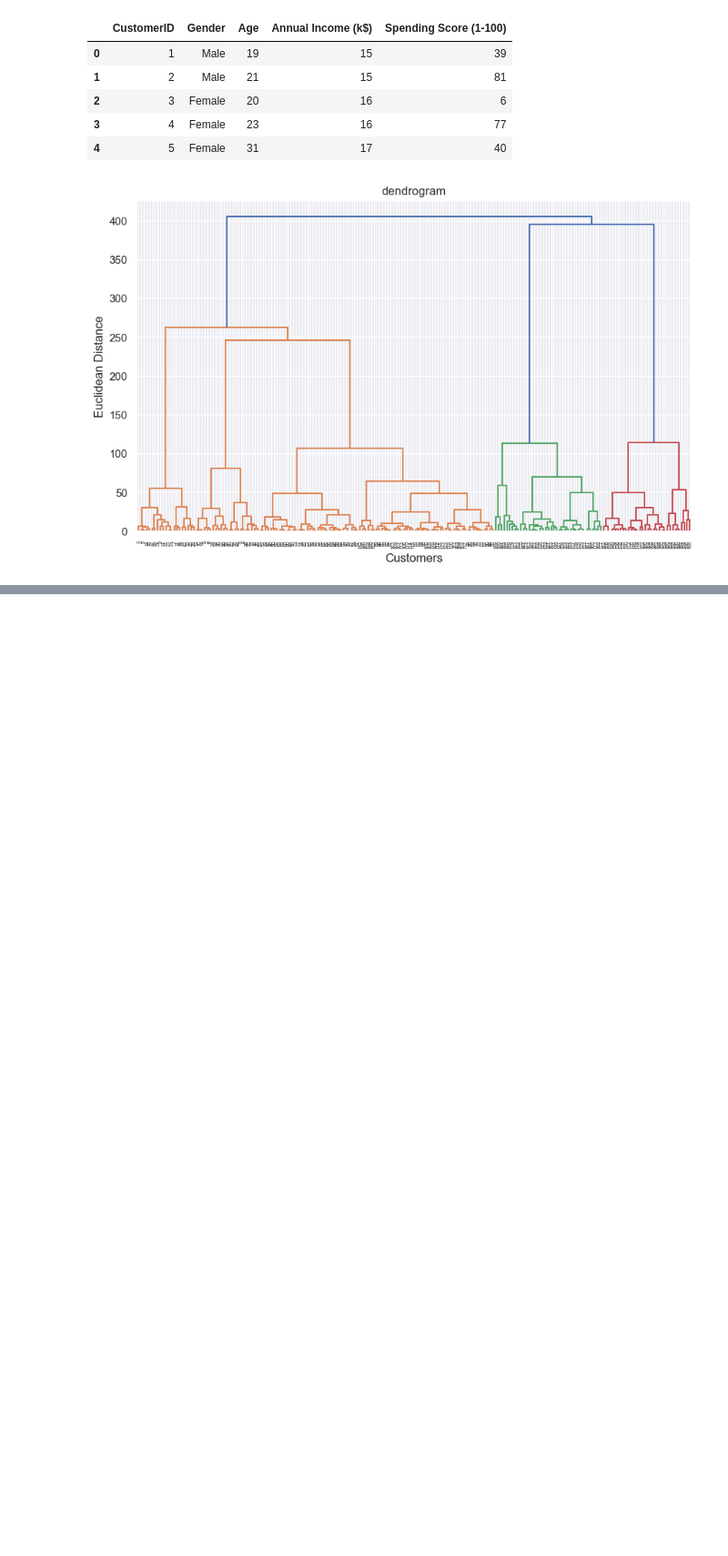
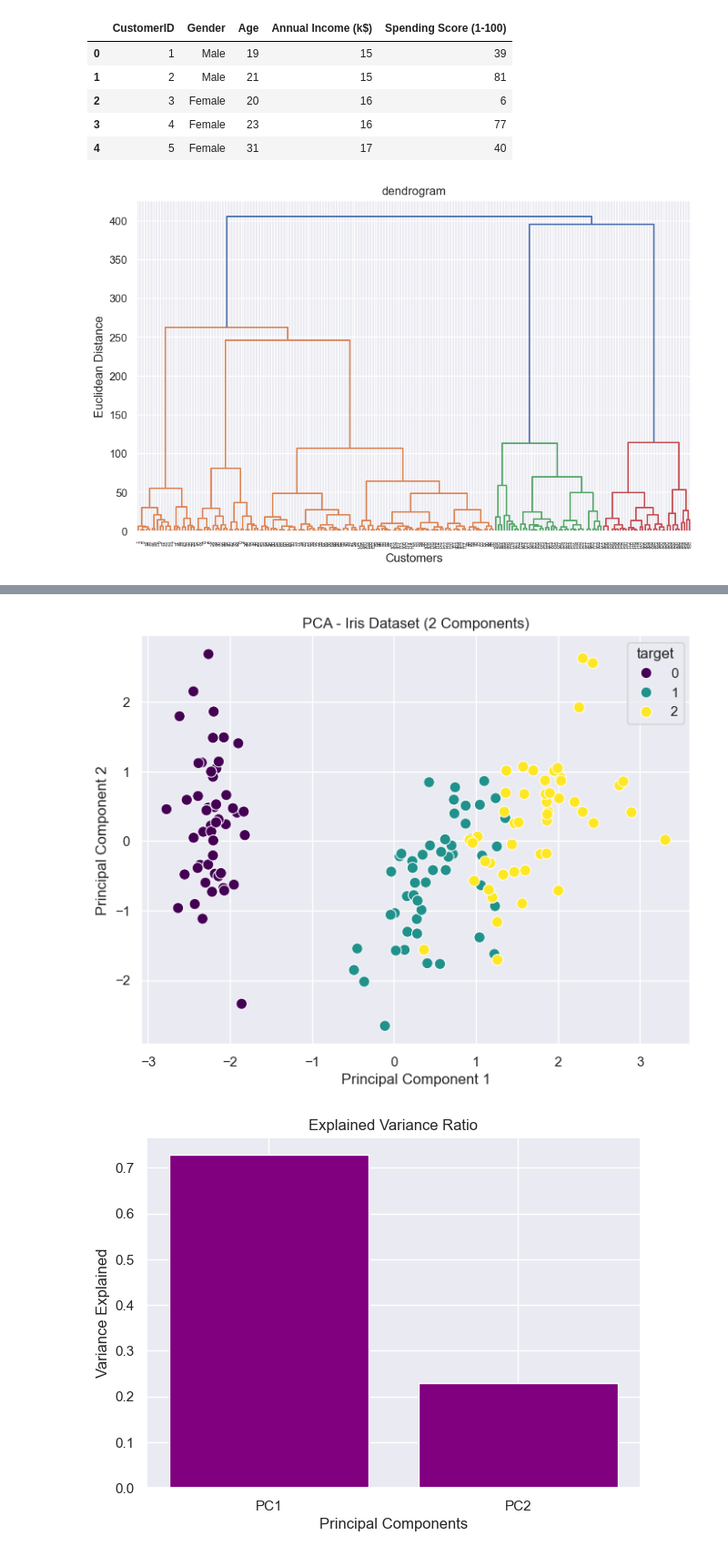
Before and after one commit to Pankaj-Str/Complete-Python-Mastery, a Jupyter notebook: 00 Lecture/lecture14/ML/12 Dec 2025/Hierarchical_Clustering.ipynb, the cells around one changed output, grey strips where cells are left out. Shown at 91% size. Saved outputs shown, nothing was run; the diff lists cells and outputs as text; code cells hidden in the pictures; blank space fills up the shorter version.

```diff
--- a/00 Lecture/lecture14/ML/12 Dec 2025/Hierarchical_Clustering.ipynb
+++ b/00 Lecture/lecture14/ML/12 Dec 2025/Hierarchical_Clustering.ipynb
@@ -41,0 +62,75 @@ plt.
+# %%
+# -----------------------------------
+# 1) Import Libraries
+# -----------------------------------
+import pandas as pd
+import matplotlib.pyplot as plt
+from sklearn.decomposition import PCA
+from sklearn.preprocessing import StandardScaler
+from sklearn.datasets import load_iris
+import seaborn as sns
+
+sns.set()
+
+# -----------------------------------
+# 2) Load Dataset
+# -----------------------------------
+iris = load_iris()
+df = pd.DataFrame(iris.data, columns=iris.feature_names)
+df["target"] = iris.target
+
+print("Dataset Loaded Successfully!")
+print(df.head())
+
+# -----------------------------------
+# 3) Separate Features and Target
+# -----------------------------------
+X = df.drop("target", axis=1)
+y = df["target"]
+
+# -----------------------------------
+# 4) Standardize the Data
+# -----------------------------------
+scaler = StandardScaler()
+X_scaled = scaler.fit_transform(X)
+
+# -----------------------------------
+# 5) Apply PCA (Reduce to 2 Components)
+# -----------------------------------
+pca = PCA(n_components=2)
+X_pca = pca.fit_transform(X_scaled)
+
+print("\nExplained Variance Ratio:", pca.explained_variance_ratio_)
+
+# Convert to DataFrame
+pca_df = pd.DataFrame(data=X_pca, columns=["PC1", "PC2"])
+pca_df["target"] = y
+
+# -----------------------------------
+# 6) Plot PCA Result
+# -----------------------------------
+plt.figure(figsize=(8,6))
+sns.scatterplot(
+    data=pca_df,
+    x="PC1",
+    y="PC2",
+    hue="target",
+    palette="viridis",
+    s=80
+)
+
+plt.title("PCA - Iris Dataset (2 Components)")
+plt.xlabel("Principal Component 1")
+plt.ylabel("Principal Component 2")
+plt.show()
+
+# -----------------------------------
+# 7) Plot Explained Variance
+# -----------------------------------
+plt.figure(figsize=(7,5))
+plt.bar(["PC1", "PC2"], pca.explained_variance_ratio_, color="purple")
+plt.title("Explained Variance Ratio")
+plt.xlabel("Principal Components")
+plt.ylabel("Variance Explained")
+plt.show()
+# %% [output]
@@ -41,0 +153,2 @@ plt.
+[figure, added]
+[figure, added]
```
Also changed, not shown: parts of 3 cells of this notebook.
